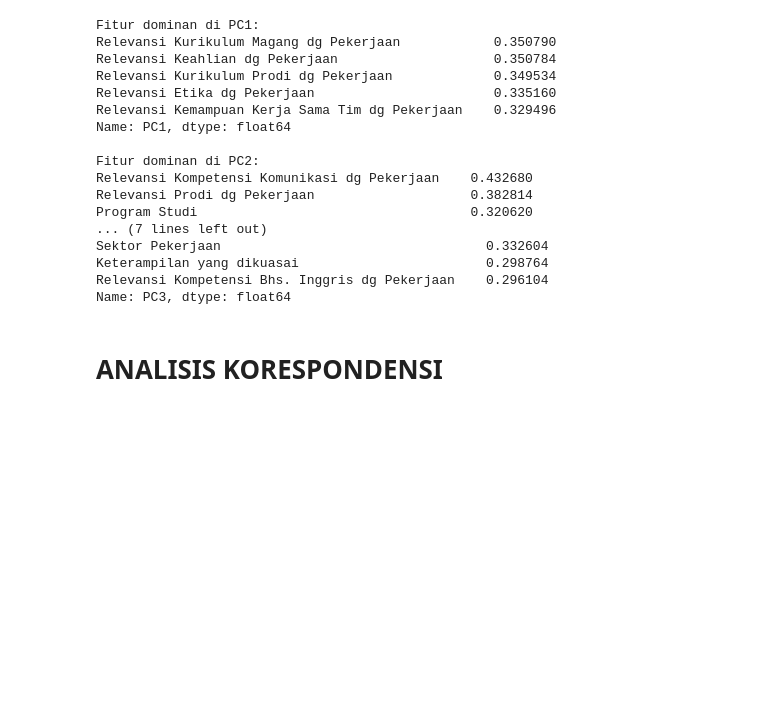
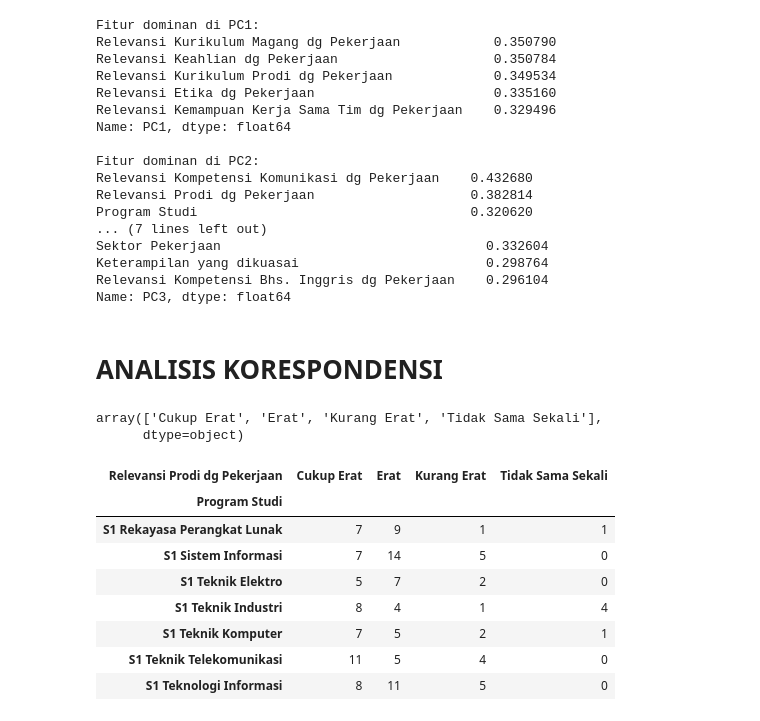
Before and after one commit to firarru/Project-Tracer-Study, a Jupyter notebook: Tracer_Study.ipynb, the cells around one changed output. Saved outputs shown, nothing was run; the diff lists cells and outputs as text; code cells hidden in the pictures; blank space fills up the shorter version.

```diff
--- a/Tracer_Study.ipynb
+++ b/Tracer_Study.ipynb
@@ -302,3 +302,22 @@ Relevansi Kompetensi Bhs. Inggris dg Pekerjaan    0.296104
 Name: PC3, dtype: float64
 # %% [markdown]
 # **ANALISIS KORESPONDENSI**
+# %%
+# df['Relevansi Prodi dg Pekerjaan'] = df['Relevansi Prodi dg Pekerjaan'].replace('Cukup Erat', 'Erat')
+df['Relevansi Prodi dg Pekerjaan'] = df['Relevansi Prodi dg Pekerjaan'].replace('Sangat Erat', 'Erat')
+df['Relevansi Prodi dg Pekerjaan'].unique()
+# %% [output]
+array(['Cukup Erat', 'Erat', 'Kurang Erat', 'Tidak Sama Sekali'],
+      dtype=object)
+# %%
+pd.crosstab(df['Program Studi'], df['Relevansi Prodi dg Pekerjaan'])
+# %% [output]
+| Relevansi Prodi dg Pekerjaan | Cukup Erat | Erat | Kurang Erat | Tidak Sama Sekali |
+| Program Studi |  |  |  |  |
+| S1 Rekayasa Perangkat Lunak | 7 | 9 | 1 | 1 |
+| S1 Sistem Informasi | 7 | 14 | 5 | 0 |
+| S1 Teknik Elektro | 5 | 7 | 2 | 0 |
+| S1 Teknik Industri | 8 | 4 | 1 | 4 |
+| S1 Teknik Komputer | 7 | 5 | 2 | 1 |
+| S1 Teknik Telekomunikasi | 11 | 5 | 4 | 0 |
+| S1 Teknologi Informasi | 8 | 11 | 5 | 0 |
```
Also changed, not shown: parts of 1 cell of this notebook.
